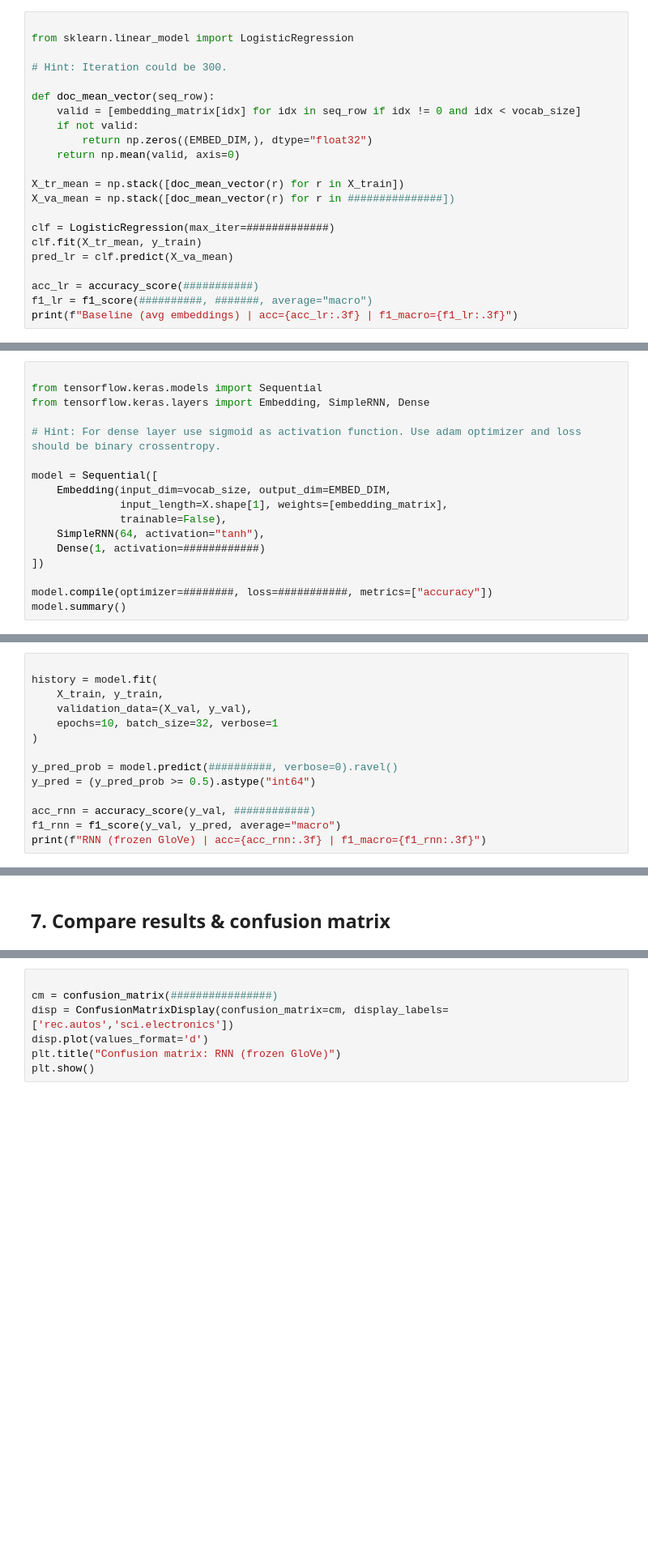
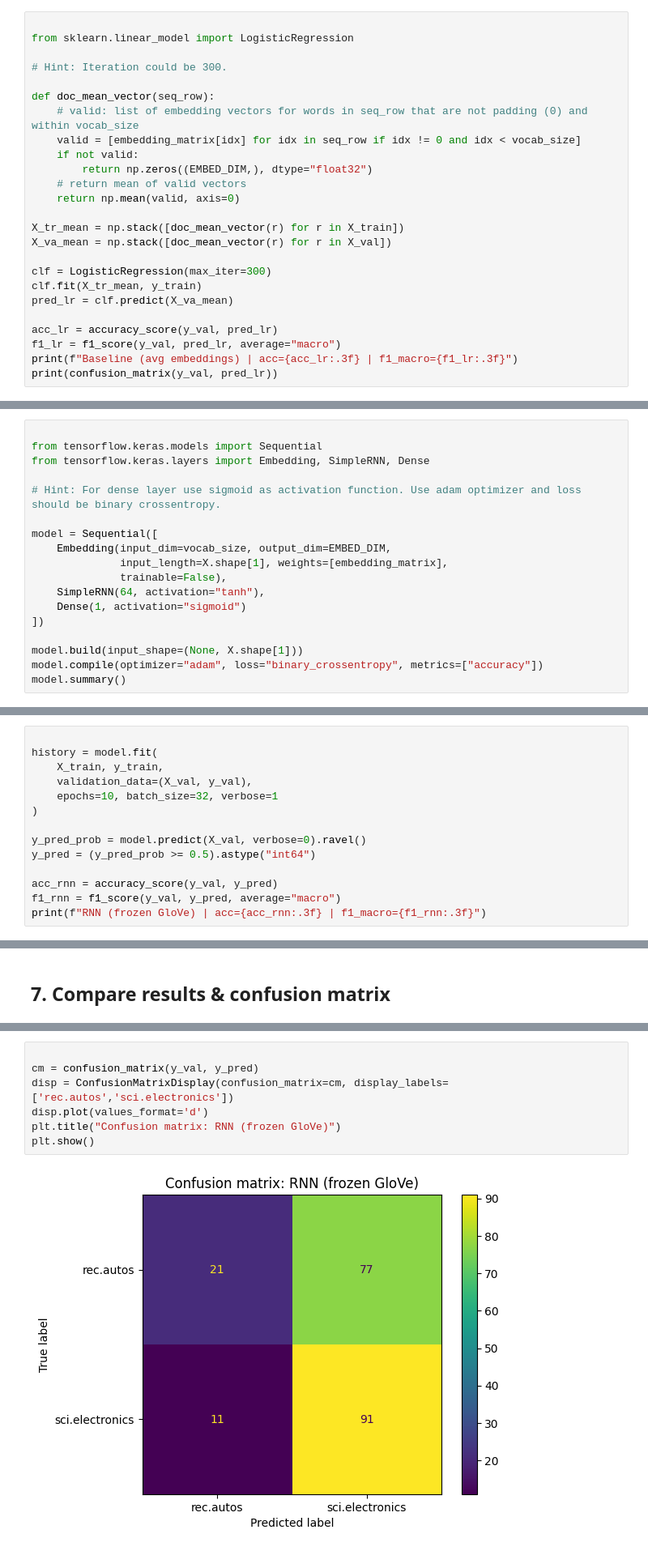
Before and after one commit to SailorJens/NLP_Uni, a Jupyter notebook: Week2_Summative_Student.ipynb, the cells around one changed output, grey strips where cells are left out. Shown: that part at 81% size. Saved outputs shown, nothing was run; the diff lists cells and outputs as text; blank space fills up the shorter version.

```diff
--- a/Week2_Summative_Student.ipynb
+++ b/Week2_Summative_Student.ipynb
@@ -188,18 +197,21 @@ from sklearn.linear_model import LogisticRegression
 # Hint: Iteration could be 300.
 
 def doc_mean_vector(seq_row):
+    # valid: list of embedding vectors for words in seq_row that are not padding (0) and within vocab_size
     valid = [embedding_matrix[idx] for idx in seq_row if idx != 0 and idx < vocab_size]
     if not valid:
         return np.zeros((EMBED_DIM,), dtype="float32")
+    # return mean of valid vectors
     return np.mean(valid, axis=0)
 
 X_tr_mean = np.stack([doc_mean_vector(r) for r in X_train])
-X_va_mean = np.stack([doc_mean_vector(r) for r in ###############])
+X_va_mean = np.stack([doc_mean_vector(r) for r in X_val])
 
-clf = LogisticRegression(max_iter=#############)
+clf = LogisticRegression(max_iter=300)
 clf.fit(X_tr_mean, y_train)
 pred_lr = clf.predict(X_va_mean)
 
-acc_lr = accuracy_score(###########)
-f1_lr = f1_score(##########, #######, average="macro")
+acc_lr = accuracy_score(y_val, pred_lr)
+f1_lr = f1_score(y_val, pred_lr, average="macro")
 print(f"Baseline (avg embeddings) | acc={acc_lr:.3f} | f1_macro={f1_lr:.3f}")
+print(confusion_matrix(y_val, pred_lr))
@@ -218,8 +234,9 @@ model = Sequential([
               input_length=X.shape[1], weights=[embedding_matrix],
               trainable=False),
     SimpleRNN(64, activation="tanh"),
-    Dense(1, activation=############)
+    Dense(1, activation="sigmoid")
 ])
 
-model.compile(optimizer=########, loss=###########, metrics=["accuracy"])
+model.build(input_shape=(None, X.shape[1]))
+model.compile(optimizer="adam", loss="binary_crossentropy", metrics=["accuracy"])
 model.summary()
@@ -231,9 +262,9 @@ history = model.fit(
     epochs=10, batch_size=32, verbose=1
 )
 
-y_pred_prob = model.predict(##########, verbose=0).ravel()
+y_pred_prob = model.predict(X_val, verbose=0).ravel()
 y_pred = (y_pred_prob >= 0.5).astype("int64")
 
-acc_rnn = accuracy_score(y_val, ############)
+acc_rnn = accuracy_score(y_val, y_pred)
 f1_rnn = f1_score(y_val, y_pred, average="macro")
 print(f"RNN (frozen GloVe) | acc={acc_rnn:.3f} | f1_macro={f1_rnn:.3f}")
@@ -250,10 +303,12 @@ results
 # %%
 
-cm = confusion_matrix(################)
+cm = confusion_matrix(y_val, y_pred)
 disp = ConfusionMatrixDisplay(confusion_matrix=cm, display_labels=['rec.autos','sci.electronics'])
 disp.plot(values_format='d')
 plt.title("Confusion matrix: RNN (frozen GloVe)")
 plt.show()
+# %% [output]
+[figure, added]
 # %% [markdown]
 
 ## 8. Reflection (120–180 words)
```
Also changed, not shown: parts of 8 cells of this notebook.
